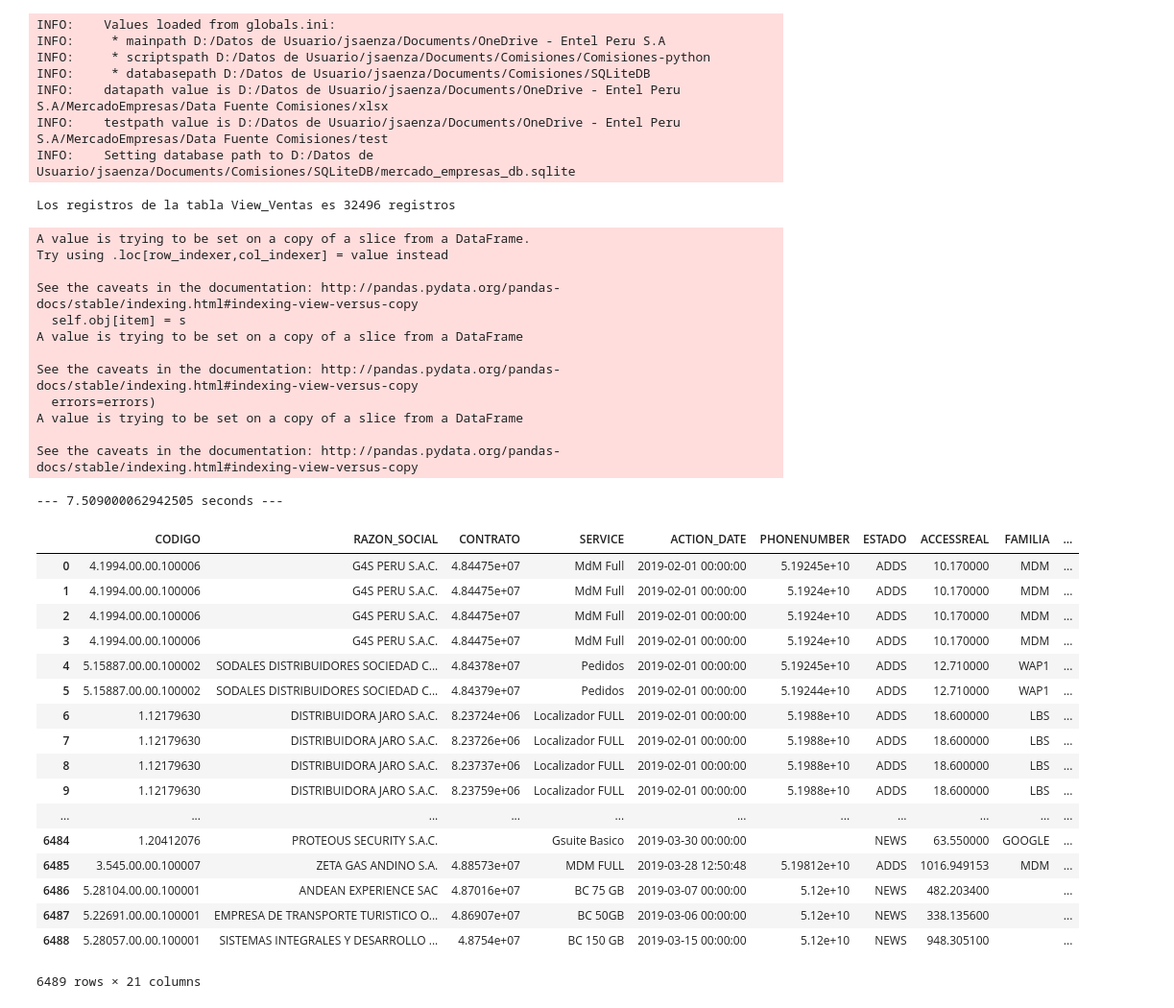
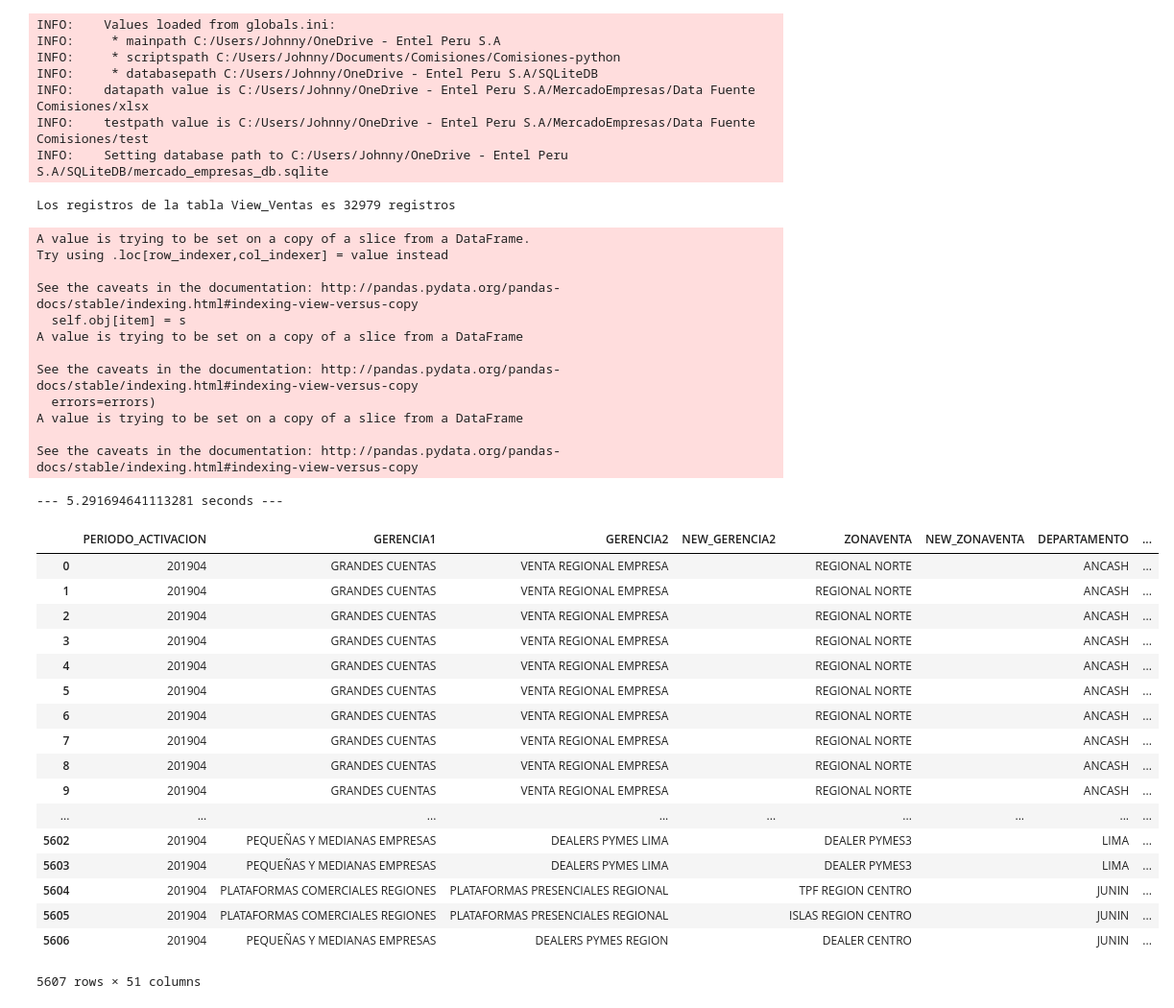
Before and after one commit to saenzac/Comisiones-python, a Jupyter notebook: Reporte_Activaciones_Empresas.ipynb, the cells around one changed output. Shown at 96% size. Saved outputs shown, nothing was run; the diff lists cells and outputs as text; code cells hidden in the pictures.

```diff
--- a/Reporte_Activaciones_Empresas.ipynb
+++ b/Reporte_Activaciones_Empresas.ipynb
@@ -8,8 +8,7 @@ import posixpath
 from datetime import datetime
 import openpyxl as xlsx
 # %%
-periodo = 201903
-
+periodo = 201904
 
 inidb = fl.ReadIniFile(mercado="empresas")
 TESTPATH = inidb.getTestPath()
@@ -20,12 +19,12 @@ dbmanager = dhdb.DbDataProcess(str(periodo))
 dbmanager.setParser(dbparser)
 # %% [output]
 INFO:    Values loaded from globals.ini:
-INFO:     * mainpath D:/Datos de Usuario/jsaenza/Documents/OneDrive - Entel Peru S.A
-INFO:     * scriptspath D:/Datos de Usuario/jsaenza/Documents/Comisiones/Comisiones-python
-INFO:     * databasepath D:/Datos de Usuario/jsaenza/Documents/Comisiones/SQLiteDB
-INFO:    datapath value is D:/Datos de Usuario/jsaenza/Documents/OneDrive - Entel Peru S.A/MercadoEmpresas/Data Fuente Comisiones/xlsx
-INFO:    testpath value is D:/Datos de Usuario/jsaenza/Documents/OneDrive - Entel Peru S.A/MercadoEmpresas/Data Fuente Comisiones/test
-INFO:    Setting database path to D:/Datos de Usuario/jsaenza/Documents/Comisiones/SQLiteDB/mercado_empresas_db.sqlite
+INFO:     * mainpath C:/Users/Johnny/OneDrive - Entel Peru S.A
+INFO:     * scriptspath C:/Users/Johnny/Documents/Comisiones/Comisiones-python
+INFO:     * databasepath C:/Users/Johnny/OneDrive - Entel Peru S.A/SQLiteDB
+INFO:    datapath value is C:/Users/Johnny/OneDrive - Entel Peru S.A/MercadoEmpresas/Data Fuente Comisiones/xlsx
+INFO:    testpath value is C:/Users/Johnny/OneDrive - Entel Peru S.A/MercadoEmpresas/Data Fuente Comisiones/test
+INFO:    Setting database path to C:/Users/Johnny/OneDrive - Entel Peru S.A/SQLiteDB/mercado_empresas_db.sqlite
 # %%
 #To make sqlite dates recognized by external software we follow the ISO-8601 norm so
 #date and time in the following format:  YYYY-MM-DD HH:MM:SS.SSS
@@ -61,7 +60,7 @@ COLS = ['PERIODO_ACTIVACION','GERENCIA1','GERENCIA2','NEW_GERENCIA2','ZONAVENTA'
         'GROSSCOMISION','ACCESS',
         'ACCESSBOLSA','ACCESSPAQUETE','ACCESSLICENCIA', 'TIPOEQUIPO', 'RUC_10_20','NEWSADDS','TECNOLOGIAEQUIPO', 'NROORDEN',
         'ACTIVIDAD','NUEVOSEGMENTO','CEDENTE', 'TIPOVENTA','DEPARTAMENTOGROSS','CARTERIZACION','FACTOR_FACTURACIÓN',
-        'DEALERS_REGIONES', 'COMISION_UNITARIA','PRIMA_SEGURO_ENTEL','ACCESSMASVEP','SEGMENTO_ACCESS']
+        'DEALERS_REGIONES', 'COMISION_UNITARIA','PRIMA_SEGURO_ENTEL','ACCESSMASVEP','SEGMENTO_ACCESS','PORTA_EQUIPO']
 
 ## Revisar los contratos nulos en BD ##
 
@@ -101,7 +100,6 @@ ventas_gce = ventas_gce.rename(columns = RENAME_COLUMNS)
 
 ventas_gce.sort_values(by = ORDER_COLUMN,ascending = [1,1,1,1,1,1,1,1,1], inplace = True )
 
-
 #"""
 
 # Filtrando las ventas_gcp
@@ -126,9 +124,7 @@ ventas_datos.sort_values(by = ORDER_COLUMN,ascending = [1,1,1,1,1,1,1,1,1], inpl
 
 #"""
 
-
 # REPORTERIA
-
 ventas_.to_csv(posixpath.join(TESTPATH,str(periodo) + '_ventas_brutas_.csv'), index = False, encoding='utf-8-sig') # Punto de Control
 ventas_gce.to_csv(posixpath.join(TESTPATH, str(periodo) + '_ventas_gce.csv'), index = False, encoding='utf-8-sig')
 ventas_gcp.to_csv(posixpath.join(TESTPATH ,str(periodo) + '_ventas_gcp.csv'), index = False, encoding='utf-8-sig')
@@ -139,7 +135,7 @@ time_consuming = (time.time() - start_time) # In seconds
 
 print("--- %s seconds ---" % time_consuming)
 # %% [output]
-Los registros de la tabla View_Ventas es 32496 registros
+Los registros de la tabla View_Ventas es 32979 registros
 A value is trying to be set on a copy of a slice from a DataFrame.
 Try using .loc[row_indexer,col_indexer] = value instead
 
@@ -152,28 +148,28 @@ See the caveats in the documentation: http://pandas.pydata.org/pandas-docs/stabl
 A value is trying to be set on a copy of a slice from a DataFrame
 
 See the caveats in the documentation: http://pandas.pydata.org/pandas-docs/stable/indexing.html#indexing-view-versus-copy
---- 7.509000062942505 seconds ---
+--- 5.291694641113281 seconds ---
-# %%
-ventas_ssaa_
-# %% [output]
-|  | CODIGO | RAZON_SOCIAL | CONTRATO | SERVICE | ACTION_DATE | PHONENUMBER | ESTADO | ACCESSREAL | FAMILIA | ... |
-| 0 | 4.1994.00.00.100006 | G4S PERU S.A.C. | 4.84475e+07 | MdM Full | 2019-02-01 00:00:00 | 5.19245e+10 | ADDS | 10.170000 | MDM | ... |
-| 1 | 4.1994.00.00.100006 | G4S PERU S.A.C. | 4.84475e+07 | MdM Full | 2019-02-01 00:00:00 | 5.1924e+10 | ADDS | 10.170000 | MDM | ... |
-| 2 | 4.1994.00.00.100006 | G4S PERU S.A.C. | 4.84475e+07 | MdM Full | 2019-02-01 00:00:00 | 5.1924e+10 | ADDS | 10.170000 | MDM | ... |
-| 3 | 4.1994.00.00.100006 | G4S PERU S.A.C. | 4.84475e+07 | MdM Full | 2019-02-01 00:00:00 | 5.1924e+10 | ADDS | 10.170000 | MDM | ... |
-| 4 | 5.15887.00.00.100002 | SODALES DISTRIBUIDORES SOCIEDAD C... | 4.84378e+07 | Pedidos | 2019-02-01 00:00:00 | 5.19245e+10 | ADDS | 12.710000 | WAP1 | ... |
-| 5 | 5.15887.00.00.100002 | SODALES DISTRIBUIDORES SOCIEDAD C... | 4.84379e+07 | Pedidos | 2019-02-01 00:00:00 | 5.19244e+10 | ADDS | 12.710000 | WAP1 | ... |
-| 6 | 1.12179630 | DISTRIBUIDORA JARO S.A.C. | 8.23724e+06 | Localizador FULL | 2019-02-01 00:00:00 | 5.1988e+10 | ADDS | 18.600000 | LBS | ... |
-| 7 | 1.12179630 | DISTRIBUIDORA JARO S.A.C. | 8.23726e+06 | Localizador FULL | 2019-02-01 00:00:00 | 5.1988e+10 | ADDS | 18.600000 | LBS | ... |
-| 8 | 1.12179630 | DISTRIBUIDORA JARO S.A.C. | 8.23737e+06 | Localizador FULL | 2019-02-01 00:00:00 | 5.1988e+10 | ADDS | 18.600000 | LBS | ... |
-| 9 | 1.12179630 | DISTRIBUIDORA JARO S.A.C. | 8.23759e+06 | Localizador FULL | 2019-02-01 00:00:00 | 5.1988e+10 | ADDS | 18.600000 | LBS | ... |
-| ... | ... | ... | ... | ... | ... | ... | ... | ... | ... | ... |
-| 6484 | 1.20412076 | PROTEOUS SECURITY S.A.C. |  | Gsuite Basico | 2019-03-30 00:00:00 |  | NEWS | 63.550000 | GOOGLE | ... |
-| 6485 | 3.545.00.00.100007 | ZETA GAS ANDINO S.A. | 4.88573e+07 | MDM FULL | 2019-03-28 12:50:48 | 5.19812e+10 | ADDS | 1016.949153 | MDM | ... |
-| 6486 | 5.28104.00.00.100001 | ANDEAN EXPERIENCE SAC | 4.87016e+07 | BC 75 GB | 2019-03-07 00:00:00 | 5.12e+10 | NEWS | 482.203400 |  | ... |
-| 6487 | 5.22691.00.00.100001 | EMPRESA DE TRANSPORTE TURISTICO O... | 4.86907e+07 | BC 50GB | 2019-03-06 00:00:00 | 5.12e+10 | NEWS | 338.135600 |  | ... |
-| 6488 | 5.28057.00.00.100001 | SISTEMAS INTEGRALES Y DESARROLLO ... | 4.8754e+07 | BC 150 GB | 2019-03-15 00:00:00 | 5.12e+10 | NEWS | 948.305100 |  | ... |
-6489 rows × 21 columns
+# %%
+ventas
+# %% [output]
+|  | PERIODO_ACTIVACION | GERENCIA1 | GERENCIA2 | NEW_GERENCIA2 | ZONAVENTA | NEW_ZONAVENTA | DEPARTAMENTO | ... |
+| 0 | 201904 | GRANDES CUENTAS | VENTA REGIONAL EMPRESA |  | REGIONAL NORTE |  | ANCASH | ... |
+| 1 | 201904 | GRANDES CUENTAS | VENTA REGIONAL EMPRESA |  | REGIONAL NORTE |  | ANCASH | ... |
+| 2 | 201904 | GRANDES CUENTAS | VENTA REGIONAL EMPRESA |  | REGIONAL NORTE |  | ANCASH | ... |
+| 3 | 201904 | GRANDES CUENTAS | VENTA REGIONAL EMPRESA |  | REGIONAL NORTE |  | ANCASH | ... |
+| 4 | 201904 | GRANDES CUENTAS | VENTA REGIONAL EMPRESA |  | REGIONAL NORTE |  | ANCASH | ... |
+| 5 | 201904 | GRANDES CUENTAS | VENTA REGIONAL EMPRESA |  | REGIONAL NORTE |  | ANCASH | ... |
+| 6 | 201904 | GRANDES CUENTAS | VENTA REGIONAL EMPRESA |  | REGIONAL NORTE |  | ANCASH | ... |
+| 7 | 201904 | GRANDES CUENTAS | VENTA REGIONAL EMPRESA |  | REGIONAL NORTE |  | ANCASH | ... |
+| 8 | 201904 | GRANDES CUENTAS | VENTA REGIONAL EMPRESA |  | REGIONAL NORTE |  | ANCASH | ... |
+| 9 | 201904 | GRANDES CUENTAS | VENTA REGIONAL EMPRESA |  | REGIONAL NORTE |  | ANCASH | ... |
+| ... | ... | ... | ... | ... | ... | ... | ... | ... |
+| 5602 | 201904 | PEQUEÑAS Y MEDIANAS EMPRESAS | DEALERS PYMES LIMA |  | DEALER PYMES3 |  | LIMA | ... |
+| 5603 | 201904 | PEQUEÑAS Y MEDIANAS EMPRESAS | DEALERS PYMES LIMA |  | DEALER PYMES3 |  | LIMA | ... |
+| 5604 | 201904 | PLATAFORMAS COMERCIALES REGIONES | PLATAFORMAS PRESENCIALES REGIONAL |  | TPF REGION CENTRO |  | JUNIN | ... |
+| 5605 | 201904 | PLATAFORMAS COMERCIALES REGIONES | PLATAFORMAS PRESENCIALES REGIONAL |  | ISLAS REGION CENTRO |  | JUNIN | ... |
+| 5606 | 201904 | PEQUEÑAS Y MEDIANAS EMPRESAS | DEALERS PYMES REGION |  | DEALER CENTRO |  | JUNIN | ... |
+5607 rows × 51 columns
 # %%
 # REPORTERIA ACTIVACIONES VAS NEW (SSAA)
 # ********************************************************
```
Also changed, not shown: parts of 1 cell of this notebook, 15 other files.
